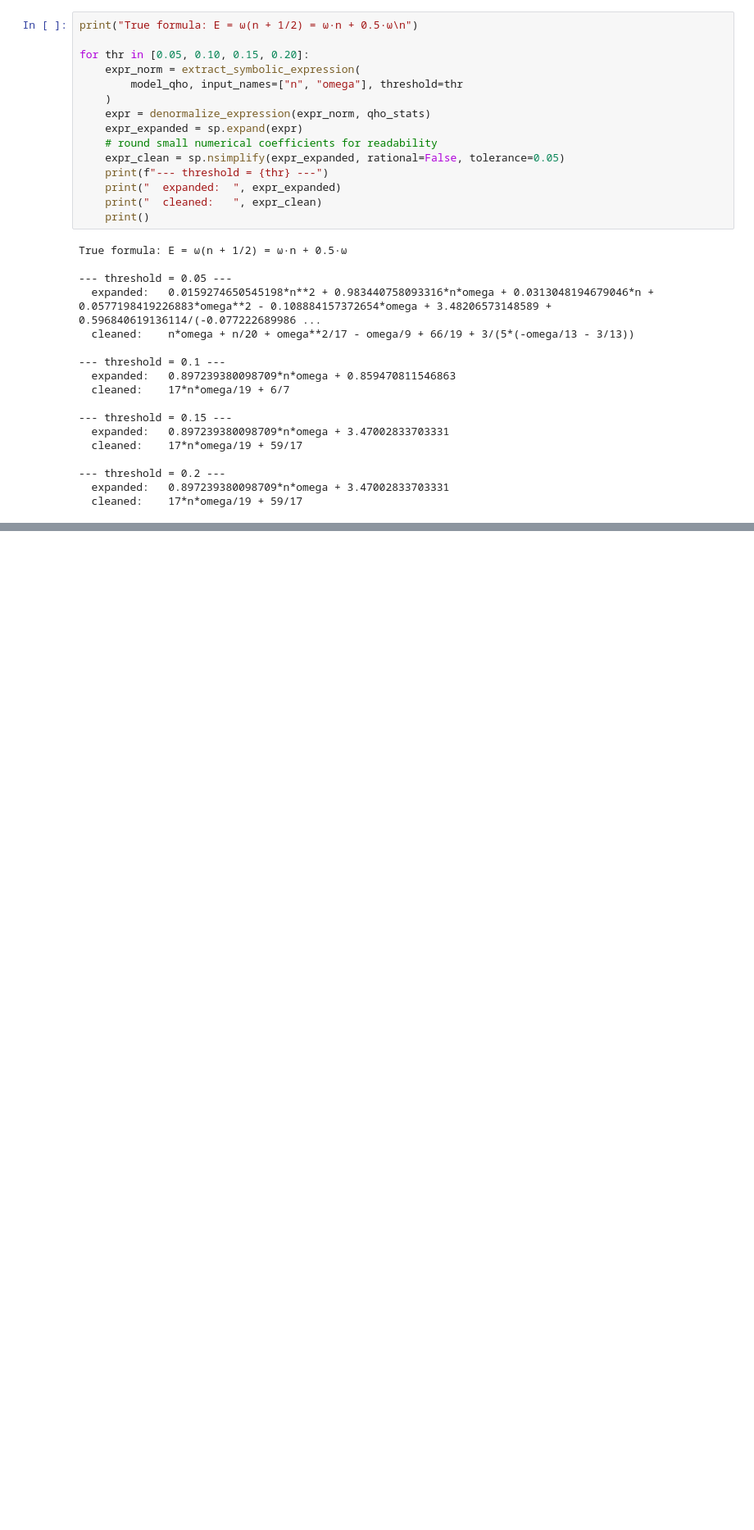
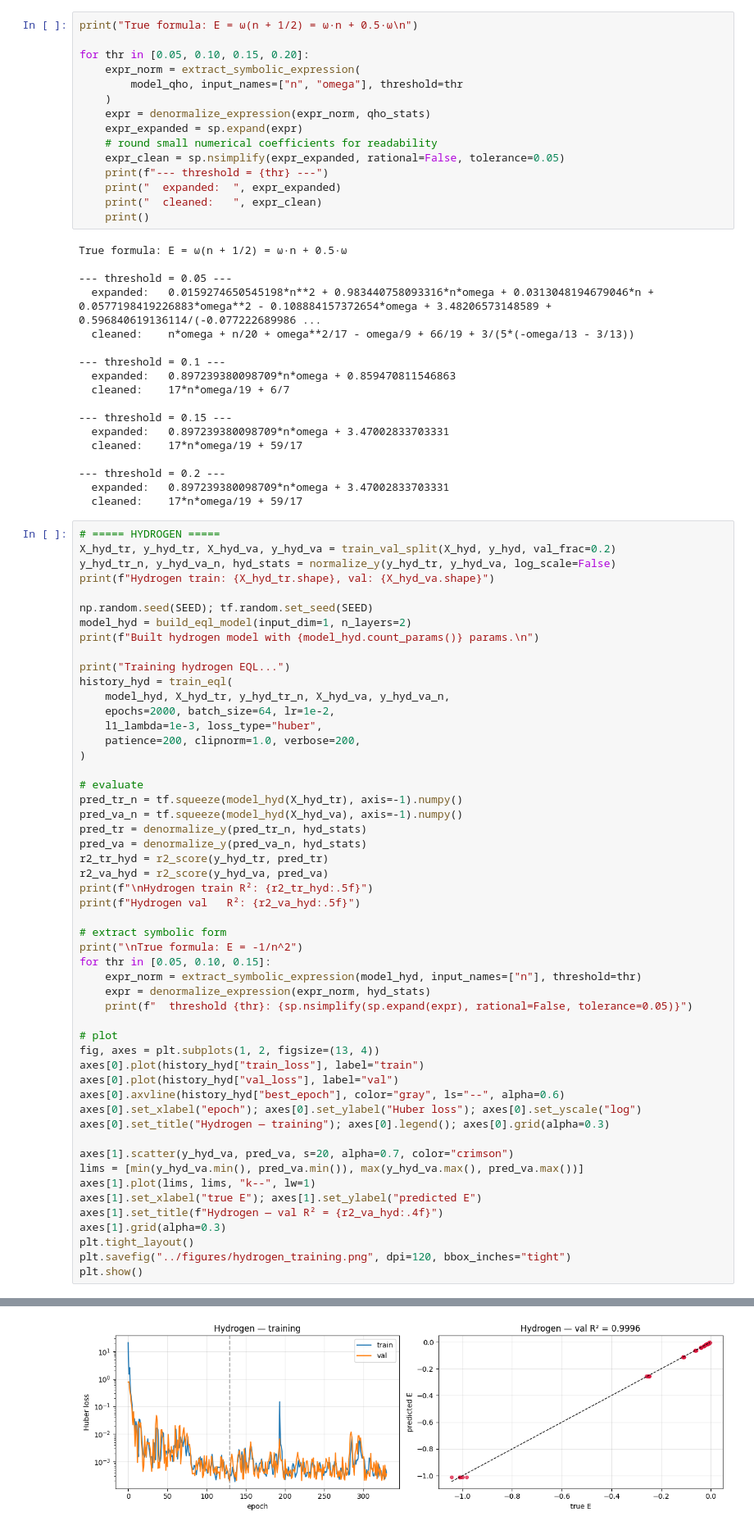
Before and after one commit to Omdeshmukh-17/quantum-eql-physics, a Jupyter notebook: notebook/equation_discovery.ipynb, the cells around one changed output, grey strips where cells are left out. Shown at 82% size. Drawn from its saved outputs; the diff is of its cells as text; blank space fills up the shorter version.

Commit message:
train EQL on hydrogen energy levels with inv primitive

```diff
--- a/notebook/equation_discovery.ipynb
+++ b/notebook/equation_discovery.ipynb
@@ -629,3 +629,56 @@ True formula: E = ω(n + 1/2) = ω·n + 0.5·ω
 --- threshold = 0.2 ---
   expanded:   0.897239380098709*n*omega + 3.47002833703331
   cleaned:    17*n*omega/19 + 59/17
+# %%
+# ===== HYDROGEN =====
+X_hyd_tr, y_hyd_tr, X_hyd_va, y_hyd_va = train_val_split(X_hyd, y_hyd, val_frac=0.2)
+y_hyd_tr_n, y_hyd_va_n, hyd_stats = normalize_y(y_hyd_tr, y_hyd_va, log_scale=False)
+print(f"Hydrogen train: {X_hyd_tr.shape}, val: {X_hyd_va.shape}")
+
+np.random.seed(SEED); tf.random.set_seed(SEED)
+model_hyd = build_eql_model(input_dim=1, n_layers=2)
+print(f"Built hydrogen model with {model_hyd.count_params()} params.\n")
+
+print("Training hydrogen EQL...")
+history_hyd = train_eql(
+    model_hyd, X_hyd_tr, y_hyd_tr_n, X_hyd_va, y_hyd_va_n,
+    epochs=2000, batch_size=64, lr=1e-2,
+    l1_lambda=1e-3, loss_type="huber",
+    patience=200, clipnorm=1.0, verbose=200,
+)
+
+# evaluate
+pred_tr_n = tf.squeeze(model_hyd(X_hyd_tr), axis=-1).numpy()
+pred_va_n = tf.squeeze(model_hyd(X_hyd_va), axis=-1).numpy()
+pred_tr = denormalize_y(pred_tr_n, hyd_stats)
+pred_va = denormalize_y(pred_va_n, hyd_stats)
+r2_tr_hyd = r2_score(y_hyd_tr, pred_tr)
+r2_va_hyd = r2_score(y_hyd_va, pred_va)
+print(f"\nHydrogen train R²: {r2_tr_hyd:.5f}")
+print(f"Hydrogen val   R²: {r2_va_hyd:.5f}")
+
+# extract symbolic form
+print("\nTrue formula: E = -1/n^2")
+for thr in [0.05, 0.10, 0.15]:
+    expr_norm = extract_symbolic_expression(model_hyd, input_names=["n"], threshold=thr)
+    expr = denormalize_expression(expr_norm, hyd_stats)
+    print(f"  threshold {thr}: {sp.nsimplify(sp.expand(expr), rational=False, tolerance=0.05)}")
+
+# plot
+fig, axes = plt.subplots(1, 2, figsize=(13, 4))
+axes[0].plot(history_hyd["train_loss"], label="train")
+axes[0].plot(history_hyd["val_loss"], label="val")
+axes[0].axvline(history_hyd["best_epoch"], color="gray", ls="--", alpha=0.6)
+axes[0].set_xlabel("epoch"); axes[0].set_ylabel("Huber loss"); axes[0].set_yscale("log")
+axes[0].set_title("Hydrogen — training"); axes[0].legend(); axes[0].grid(alpha=0.3)
+
+axes[1].scatter(y_hyd_va, pred_va, s=20, alpha=0.7, color="crimson")
+lims = [min(y_hyd_va.min(), pred_va.min()), max(y_hyd_va.max(), pred_va.max())]
+axes[1].plot(lims, lims, "k--", lw=1)
+axes[1].set_xlabel("true E"); axes[1].set_ylabel("predicted E")
+axes[1].set_title(f"Hydrogen — val R² = {r2_va_hyd:.4f}")
+axes[1].grid(alpha=0.3)
+plt.tight_layout()
+plt.savefig("../figures/hydrogen_training.png", dpi=120, bbox_inches="tight")
+plt.show()
+# %% [output]
@@ -631,0 +700 @@ True formula: E = ω(n + 1/2) = ω·n + 0.5·ω
+[figure, added]
```
Also changed, not shown: parts of 1 cell of this notebook, 1 other file.
